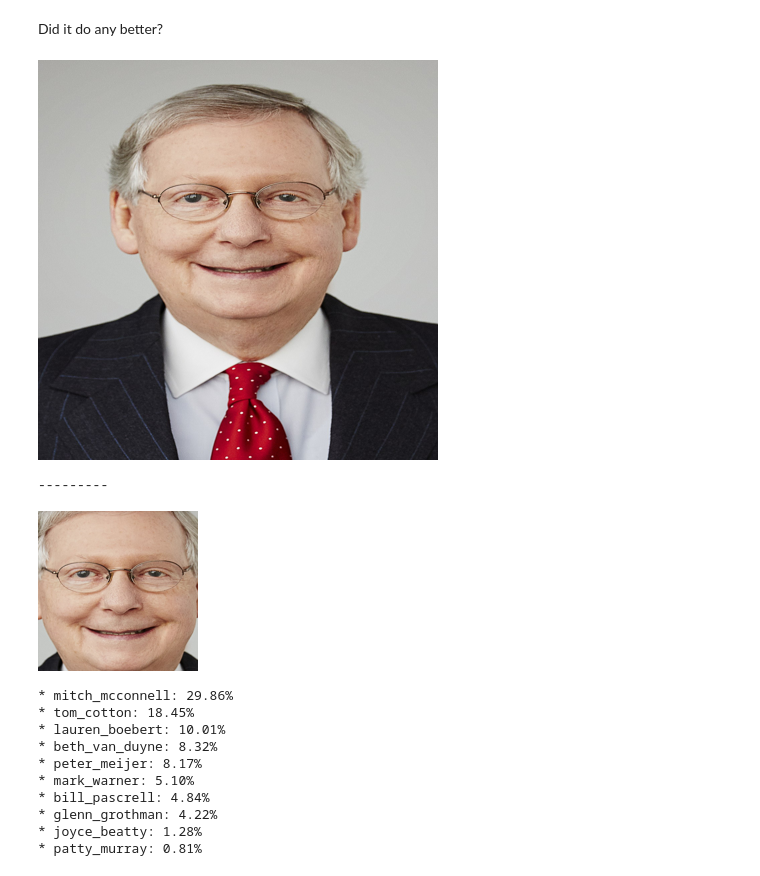
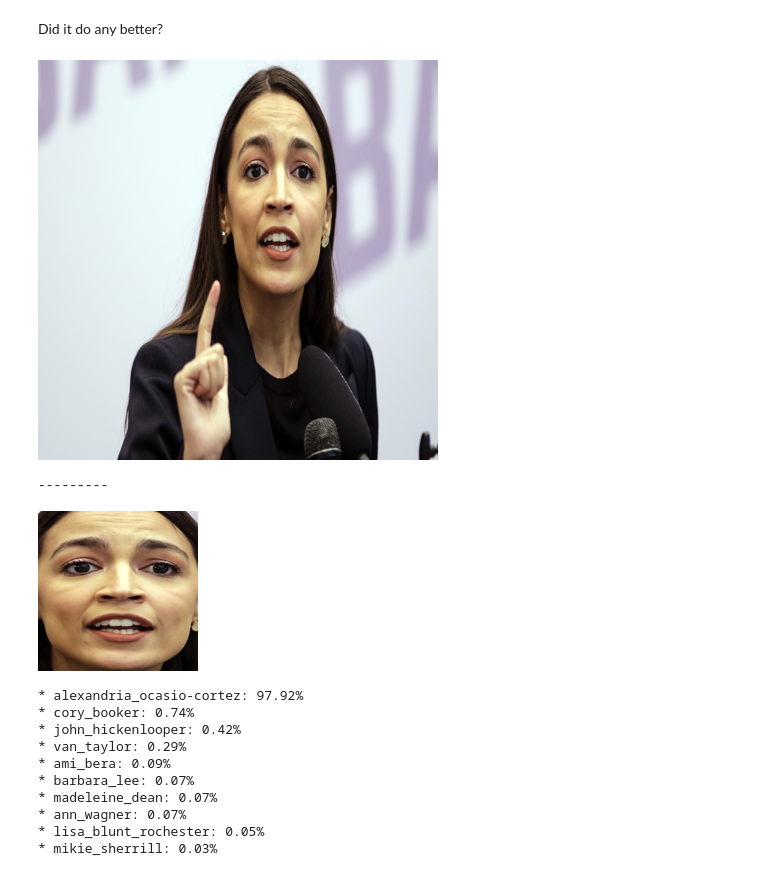
Before and after one commit to WillJarrett1/Foundations, a Jupyter notebook: DeepLearning/UsingOurFacialRecognitionSystem_WDJ.ipynb, the cells around one changed output. Cells and saved outputs as stored; diff of their text form; code cells hidden in the pictures.

```diff
--- a/DeepLearning/UsingOurFacialRecognitionSystem_WDJ.ipynb
+++ b/DeepLearning/UsingOurFacialRecognitionSystem_WDJ.ipynb
@@ -144,6 +144,6 @@ img = faces[0]
 img_array = tf.keras.preprocessing.image.img_to_array(img)
 img_array = tf.expand_dims(img_array, 0)
 
-scores = model.predict(img_array)[0]
+scores = model.predict(img_array / 255)[0]
 scores
 # %% [output]
@@ -230,6 +230,6 @@ img = faces[1]
 img_array = tf.keras.preprocessing.image.img_to_array(img)
 img_array = tf.expand_dims(img_array, 0)
 
-scores = model.predict(img_array)[0]
+scores = model.predict(img_array / 255)[0]
 scores
 # %% [output]
@@ -285,7 +286,7 @@ display(Image.open(filename).resize((400,400)))
 faces = get_faces(filename, size)
 
 # Make predictions for all faces at once
-predictions = model.predict(np.array(faces))
+predictions = model.predict(np.array(faces) / 255)
 
 # Loop through each face and the predictions
 for face, scores in zip(faces, predictions):
@@ -376,7 +377,7 @@ display(Image.open(filename).resize((400,400)))
 faces = get_faces(filename, size)
 
 # Make predictions for all faces at once
-predictions = model.predict(np.array(faces))
+predictions = model.predict(np.array(faces) / 255)
 
 # Loop through each face and the predictions
 for face, scores in zip(faces, predictions):
@@ -423,47 +424,47 @@ Did it do any better?
 # %%
 # Download the image
-!wget --quiet "https://upload.wikimedia.org/wikipedia/commons/thumb/b/bd/Mitch_McConnell_2016_official_photo_%28cropped%29.jpg/1200px-Mitch_McConnell_2016_official_photo_%28cropped%29.jpg" -O test.jpg
+!wget --quiet "https://cloudfront-us-east-1.images.arcpublishing.com/bostonglobe/TGWAS5FEIR2KOLY6H3P47BBHRI.jpg" -O test.jpg
 
 from IPython.display import display
 
 # Filename of the image to look at
 filename = "test.jpg"
 
 # Size of the images
 size = (160, 160)
 
 # Print the image
 display(Image.open(filename).resize((400,400)))
 
 # Grab the faces
 faces = get_faces(filename, size)
 
 # Make predictions for all faces at once
-predictions = model.predict(np.array(faces))
+predictions = model.predict(np.array(faces) / 255)
 
 # Loop through each face and the predictions
 for face, scores in zip(faces, predictions):
   print("---------")
   # Display the face
   display(Image.fromarray(face))
 
   # Show the top 5 scores
   predictions = np.argsort(scores)[::-1]
   for pred in predictions[:10]:
     score = scores[pred]
     label = class_names[pred]
     print(f"* {label}: {score:.2%}")
 # %% [output]
-[figure, old version]
+[figure, new version]
 ---------
-[figure, old version]
+[figure, new version]
-* mitch_mcconnell: 29.86%
-* tom_cotton: 18.45%
-* lauren_boebert: 10.01%
-* beth_van_duyne: 8.32%
-* peter_meijer: 8.17%
-* mark_warner: 5.10%
-* bill_pascrell: 4.84%
-* glenn_grothman: 4.22%
-* joyce_beatty: 1.28%
-* patty_murray: 0.81%
+* alexandria_ocasio-cortez: 97.92%
+* cory_booker: 0.74%
+* john_hickenlooper: 0.42%
+* van_taylor: 0.29%
+* ami_bera: 0.09%
+* barbara_lee: 0.07%
+* madeleine_dean: 0.07%
+* ann_wagner: 0.07%
+* lisa_blunt_rochester: 0.05%
+* mikie_sherrill: 0.03%
```
Also changed, not shown: parts of 15 cells of this notebook.
